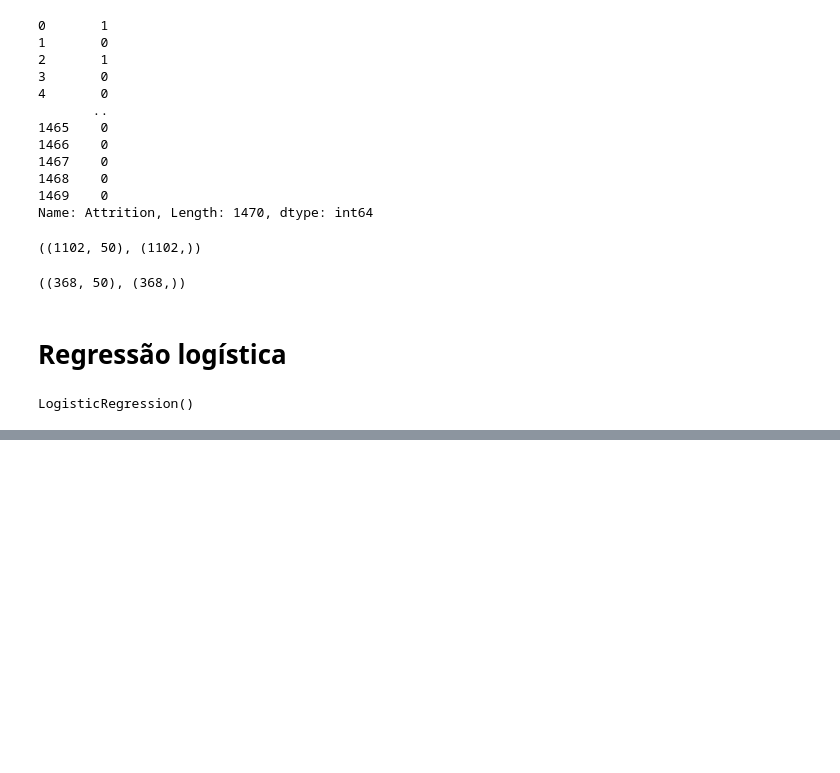
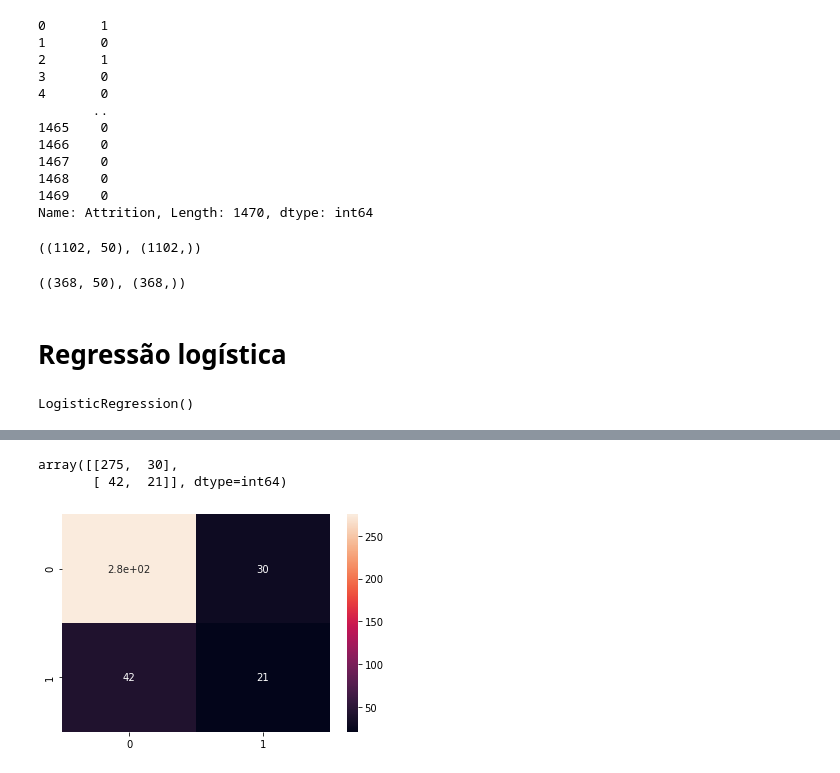
Before and after one commit to caiquemiranda/machine-learning-business-python, a Jupyter notebook: RH-department.ipynb, the cells around one changed output, grey strips where cells are left out. Drawn from its saved outputs; the diff is of its cells as text; code cells hidden in the pictures; blank space fills up the shorter version.

```diff
--- a/RH-department.ipynb
+++ b/RH-department.ipynb
@@ -579,0 +666,2 @@ weighted avg       0.88      0.89      0.87       368
+# %%
+RN_model.fit(X_treino, y_treino, epochs=200)
@@ -579,0 +687,3 @@ weighted avg       0.88      0.89      0.87       368
+# %%
+RNprev = RN_model.predict(X_teste)
+RNprev
@@ -579,0 +708,4 @@ weighted avg       0.88      0.89      0.87       368
+# %%
+# transformação dos valores em classes pois a função sigmoide retorna valores entre 0 e 1
+RNprev = (RNprev >= 0.5)
+RNprev
@@ -579,0 +730,10 @@ weighted avg       0.88      0.89      0.87       368
+# %%
+cm = confusion_matrix(y_teste, RNprev)
+cm
+# %% [output]
+array([[275,  30],
+       [ 42,  21]], dtype=int64)
+# %%
+sns.heatmap(cm, annot=True);
+# %% [output]
+[figure, added]
```
Also changed, not shown: parts of 48 cells of this notebook, 1 other file.
